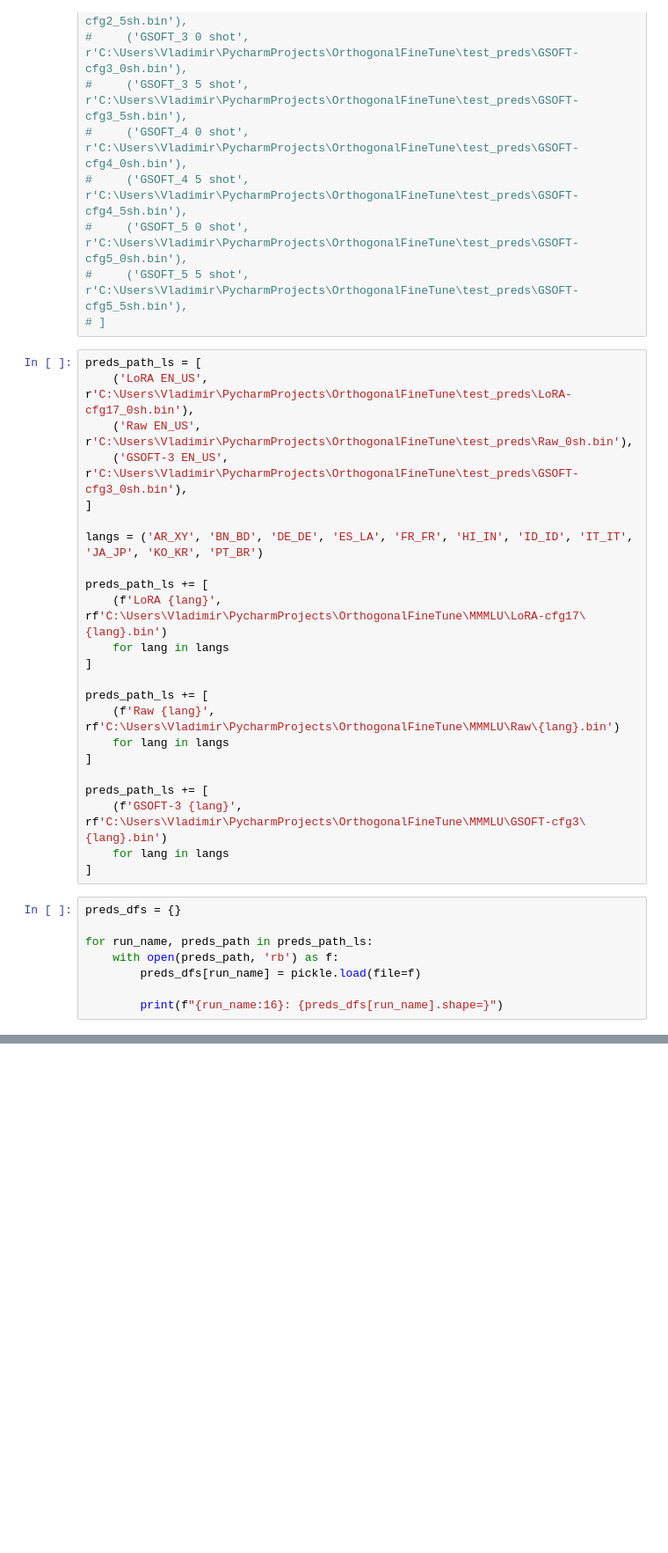
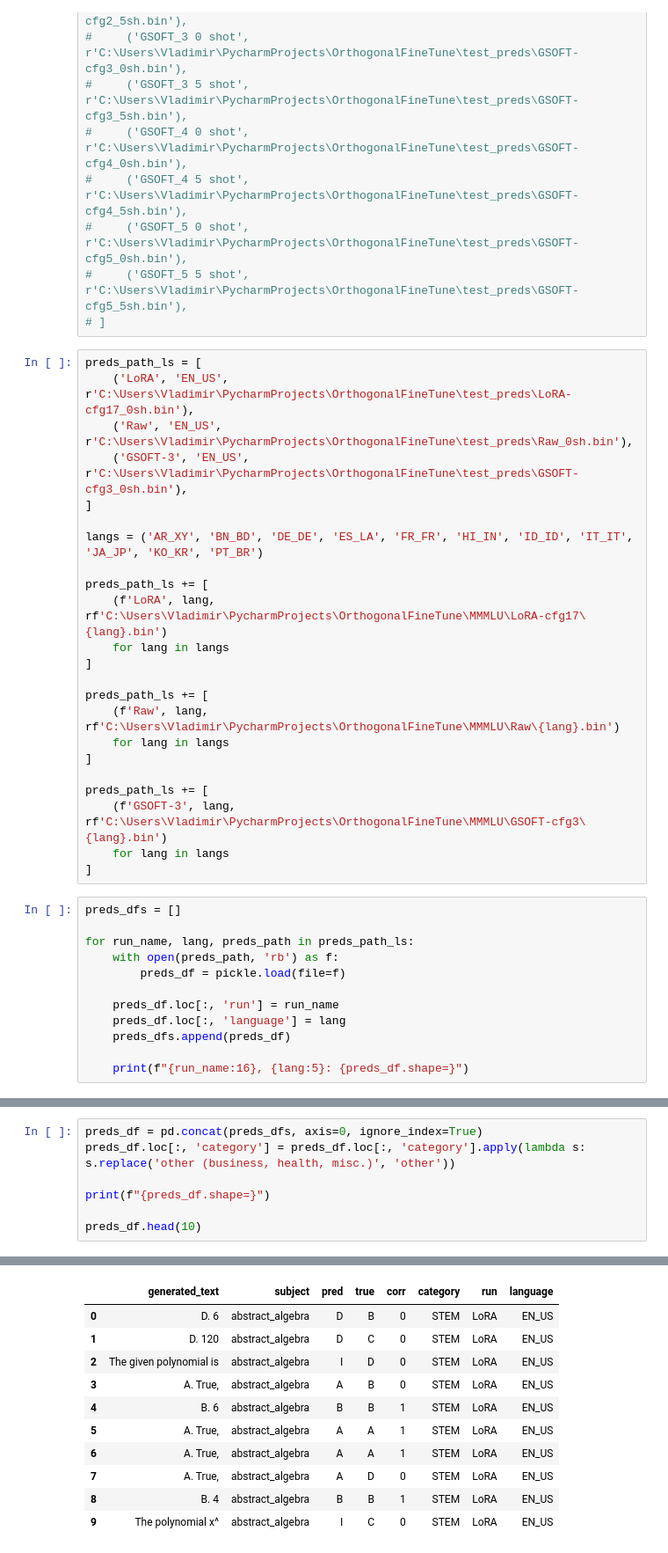
Before and after one commit to Bogachevv/OrthogonalFineTune, a Jupyter notebook: view_preds.ipynb, the cells around one changed output, grey strips where cells are left out. Shown at 88% size. Drawn from its saved outputs; the diff is of its cells as text; blank space fills up the shorter version.

```diff
--- a/view_preds.ipynb
+++ b/view_preds.ipynb
@@ -25,33 +25,37 @@ import pickle
 # ]
 # %%
 preds_path_ls = [
-    ('LoRA EN_US',  r'C:\Users\Vladimir\PycharmProjects\OrthogonalFineTune\test_preds\LoRA-cfg17_0sh.bin'),
-    ('Raw EN_US',  r'C:\Users\Vladimir\PycharmProjects\OrthogonalFineTune\test_preds\Raw_0sh.bin'),
-    ('GSOFT-3 EN_US',  r'C:\Users\Vladimir\PycharmProjects\OrthogonalFineTune\test_preds\GSOFT-cfg3_0sh.bin'),
+    ('LoRA', 'EN_US',  r'C:\Users\Vladimir\PycharmProjects\OrthogonalFineTune\test_preds\LoRA-cfg17_0sh.bin'),
+    ('Raw', 'EN_US',  r'C:\Users\Vladimir\PycharmProjects\OrthogonalFineTune\test_preds\Raw_0sh.bin'),
+    ('GSOFT-3', 'EN_US',  r'C:\Users\Vladimir\PycharmProjects\OrthogonalFineTune\test_preds\GSOFT-cfg3_0sh.bin'),
 ]
 
 langs = ('AR_XY', 'BN_BD', 'DE_DE', 'ES_LA', 'FR_FR', 'HI_IN', 'ID_ID', 'IT_IT', 'JA_JP', 'KO_KR', 'PT_BR')
 
 preds_path_ls += [
-    (f'LoRA {lang}', rf'C:\Users\Vladimir\PycharmProjects\OrthogonalFineTune\MMMLU\LoRA-cfg17\{lang}.bin')
+    (f'LoRA', lang, rf'C:\Users\Vladimir\PycharmProjects\OrthogonalFineTune\MMMLU\LoRA-cfg17\{lang}.bin')
     for lang in langs
 ]
 
 preds_path_ls += [
-    (f'Raw {lang}', rf'C:\Users\Vladimir\PycharmProjects\OrthogonalFineTune\MMMLU\Raw\{lang}.bin')
+    (f'Raw', lang, rf'C:\Users\Vladimir\PycharmProjects\OrthogonalFineTune\MMMLU\Raw\{lang}.bin')
     for lang in langs
 ]
 
 preds_path_ls += [
-    (f'GSOFT-3 {lang}', rf'C:\Users\Vladimir\PycharmProjects\OrthogonalFineTune\MMMLU\GSOFT-cfg3\{lang}.bin')
+    (f'GSOFT-3', lang, rf'C:\Users\Vladimir\PycharmProjects\OrthogonalFineTune\MMMLU\GSOFT-cfg3\{lang}.bin')
     for lang in langs
 ]
 # %%
-preds_dfs = {}
+preds_dfs = []
 
-for run_name, preds_path in preds_path_ls:
+for run_name, lang, preds_path in preds_path_ls:
     with open(preds_path, 'rb') as f:
-        preds_dfs[run_name] = pickle.load(file=f)
+        preds_df = pickle.load(file=f)
 
-        print(f"{run_name:16}: {preds_dfs[run_name].shape=}")
+    preds_df.loc[:, 'run'] = run_name
+    preds_df.loc[:, 'language'] = lang
+    preds_dfs.append(preds_df)
+
+    print(f"{run_name:16}, {lang:5}: {preds_df.shape=}")
 # %% [output]
@@ -232,0 +88,8 @@ Shape: (96, 4)
+# %%
+preds_df = pd.concat(preds_dfs, axis=0, ignore_index=True)
+preds_df.loc[:, 'category'] = preds_df.loc[:, 'category'].apply(lambda s: s.replace('other (business, health, misc.)', 'other'))
+
+print(f"{preds_df.shape=}")
+
+preds_df.head(10)
+# %% [output]
@@ -232,0 +97,11 @@ Shape: (96, 4)
+|  | generated_text | subject | pred | true | corr | category | run | language |
+| 0 | D. 6 | abstract_algebra | D | B | 0 | STEM | LoRA | EN_US |
+| 1 | D. 120 | abstract_algebra | D | C | 0 | STEM | LoRA | EN_US |
+| 2 | The given polynomial is | abstract_algebra | I | D | 0 | STEM | LoRA | EN_US |
+| 3 | A. True, | abstract_algebra | A | B | 0 | STEM | LoRA | EN_US |
+| 4 | B. 6 | abstract_algebra | B | B | 1 | STEM | LoRA | EN_US |
+| 5 | A. True, | abstract_algebra | A | A | 1 | STEM | LoRA | EN_US |
+| 6 | A. True, | abstract_algebra | A | A | 1 | STEM | LoRA | EN_US |
+| 7 | A. True, | abstract_algebra | A | D | 0 | STEM | LoRA | EN_US |
+| 8 | B. 4 | abstract_algebra | B | B | 1 | STEM | LoRA | EN_US |
+| 9 | The polynomial x^ | abstract_algebra | I | C | 0 | STEM | LoRA | EN_US |
```
Also changed, not shown: parts of 26 cells of this notebook.
